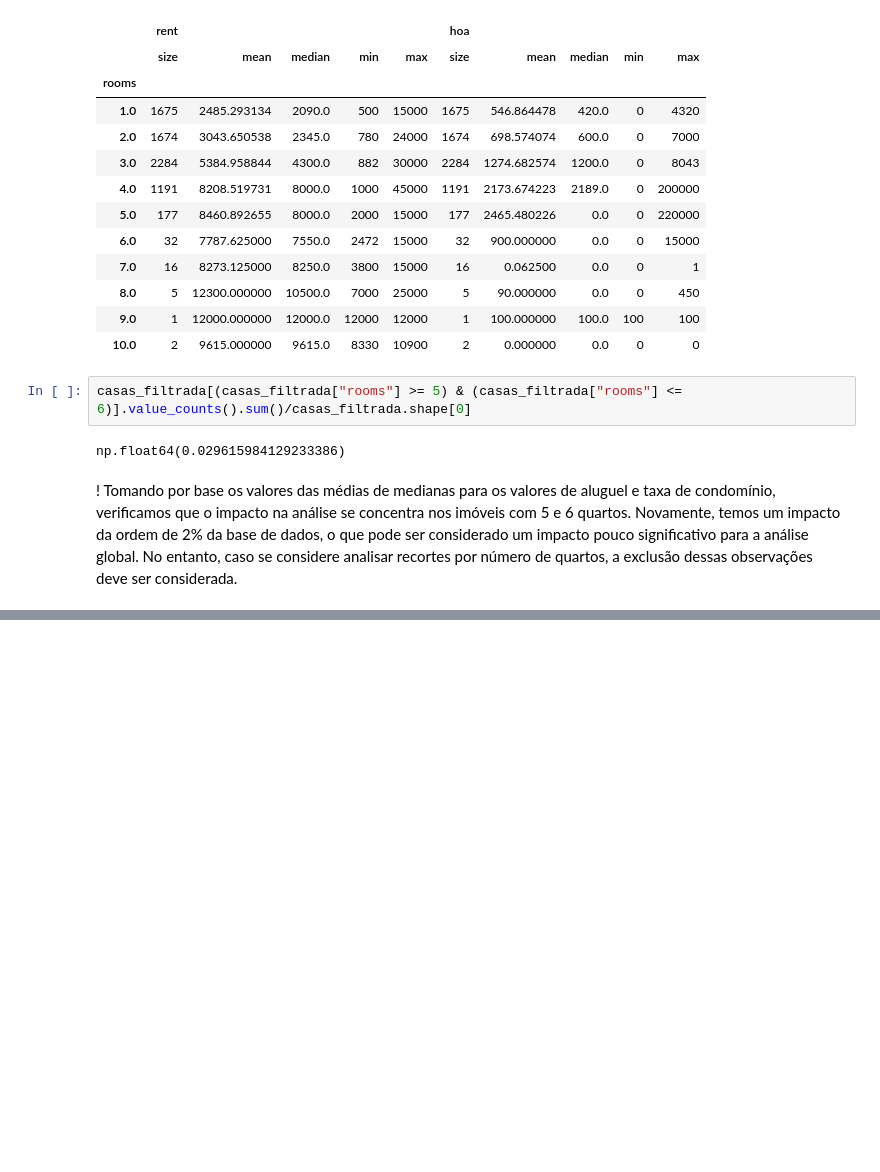
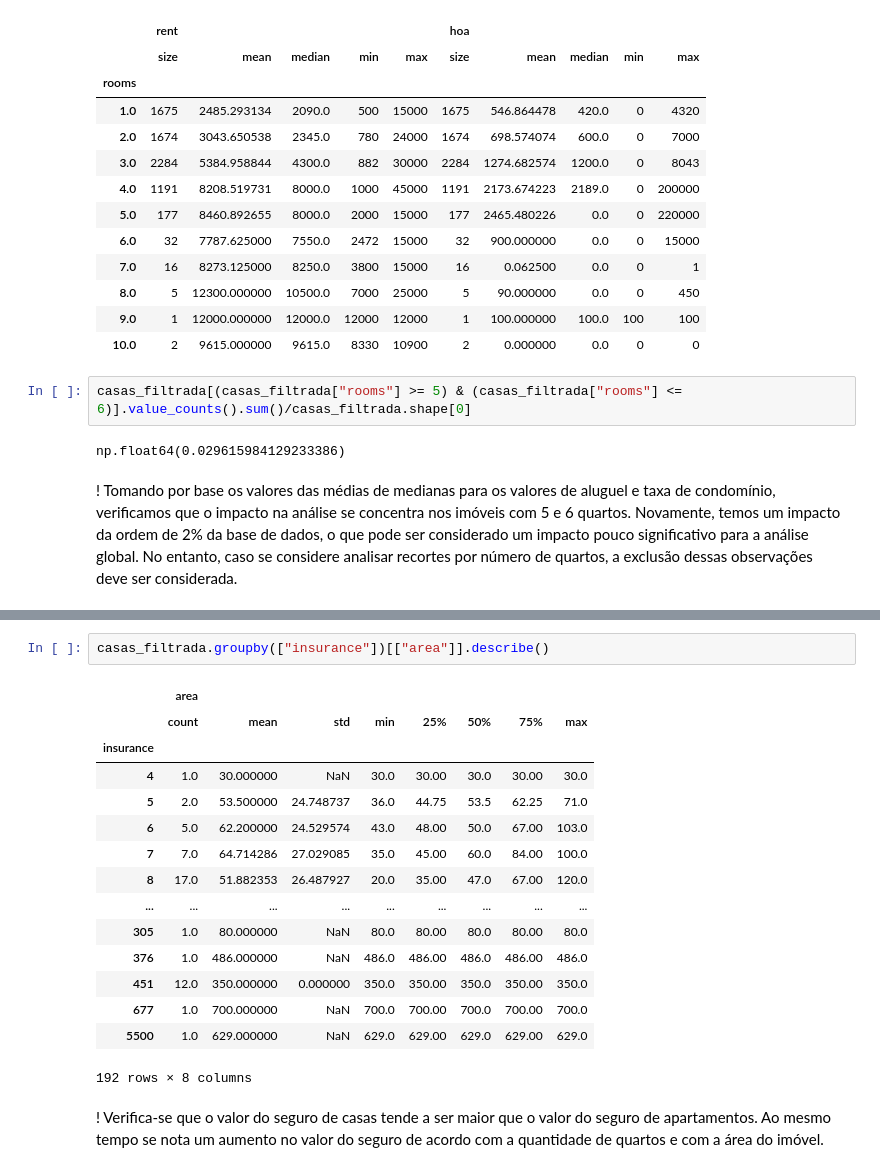
Before and after one commit to cleber-lamartine/projeto_ada_1715, a Jupyter notebook: projeto1715.ipynb, the cells around one changed output, grey strips where cells are left out. Cells and saved outputs as stored; diff of their text form; blank space fills up the shorter version.

```diff
--- a/projeto1715.ipynb
+++ b/projeto1715.ipynb
@@ -237,0 +284,20 @@ Novamente, temos um impacto da ordem de 2% da base de dados, o que pode ser cons
+# %%
+casas_filtrada.groupby(["insurance"])[["area"]].describe()
+# %% [output]
+|  | area |  |  |  |  |  |  |  |
+|  | count | mean | std | min | 25% | 50% | 75% | max |
+| insurance |  |  |  |  |  |  |  |  |
+| 4 | 1.0 | 30.000000 | NaN | 30.0 | 30.00 | 30.0 | 30.00 | 30.0 |
+| 5 | 2.0 | 53.500000 | 24.748737 | 36.0 | 44.75 | 53.5 | 62.25 | 71.0 |
+| 6 | 5.0 | 62.200000 | 24.529574 | 43.0 | 48.00 | 50.0 | 67.00 | 103.0 |
+| 7 | 7.0 | 64.714286 | 27.029085 | 35.0 | 45.00 | 60.0 | 84.00 | 100.0 |
+| 8 | 17.0 | 51.882353 | 26.487927 | 20.0 | 35.00 | 47.0 | 67.00 | 120.0 |
+| ... | ... | ... | ... | ... | ... | ... | ... | ... |
+| 305 | 1.0 | 80.000000 | NaN | 80.0 | 80.00 | 80.0 | 80.00 | 80.0 |
+| 376 | 1.0 | 486.000000 | NaN | 486.0 | 486.00 | 486.0 | 486.00 | 486.0 |
+| 451 | 12.0 | 350.000000 | 0.000000 | 350.0 | 350.00 | 350.0 | 350.00 | 350.0 |
+| 677 | 1.0 | 700.000000 | NaN | 700.0 | 700.00 | 700.0 | 700.00 | 700.0 |
+| 5500 | 1.0 | 629.000000 | NaN | 629.0 | 629.00 | 629.0 | 629.00 | 629.0 |
+192 rows × 8 columns
+# %% [markdown]
+! Verifica-se que o valor do seguro de casas tende a ser maior que o valor do seguro de apartamentos. Ao mesmo tempo se nota um aumento no valor do seguro de acordo com a quantidade de quartos e com a área do imóvel.
```
Also changed, not shown: parts of 7 cells of this notebook.
